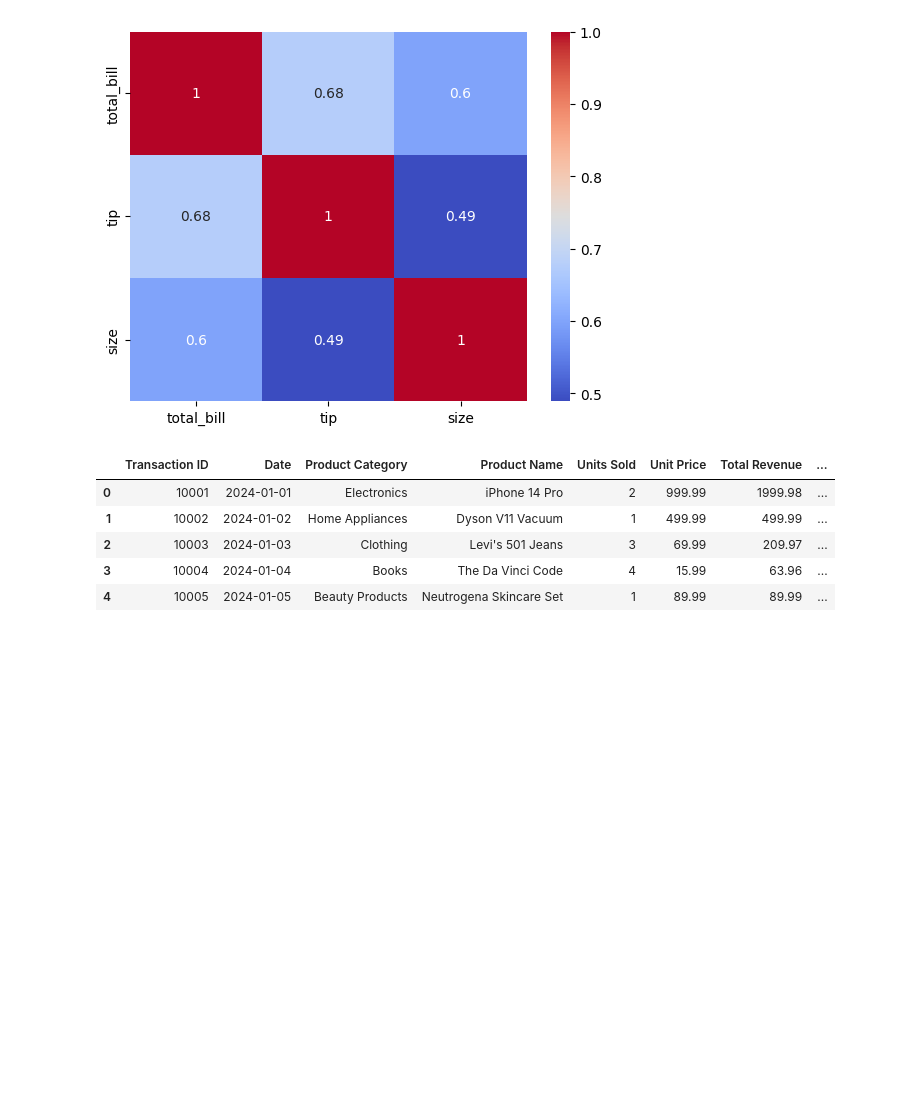
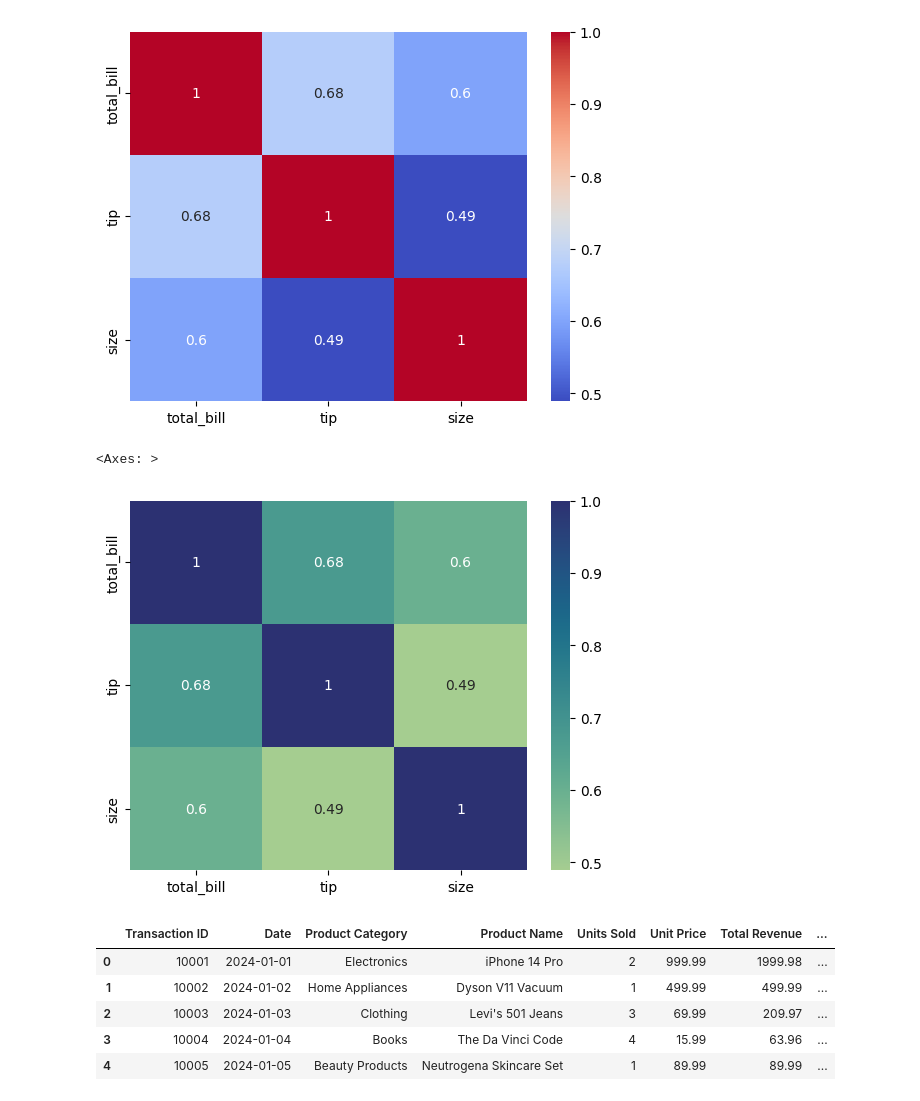
Before and after one commit to Leonidus786/DC_DDS_01, a Jupyter notebook: 09_Data_Analysis_With_Python/9.6-seaborn.ipynb, the cells around one changed output. Saved outputs shown, nothing was run; the diff lists cells and outputs as text; code cells hidden in the pictures; blank space fills up the shorter version.

```diff
--- a/09_Data_Analysis_With_Python/9.6-seaborn.ipynb
+++ b/09_Data_Analysis_With_Python/9.6-seaborn.ipynb
@@ -127,6 +143,11 @@ sns.heatmap(corr,annot=True,cmap='coolwarm')
 # %% [output]
 <Axes: >
 [figure]
+# %%
+sns.heatmap(corr,annot=True,cmap='crest')
+# %% [output]
+<Axes: >
+[figure, added]
 # %%
 import pandas as pd
 sales_df=pd.read_csv('sales_data.csv')
```
Also changed, not shown: parts of 4 cells of this notebook, 1 other file.
